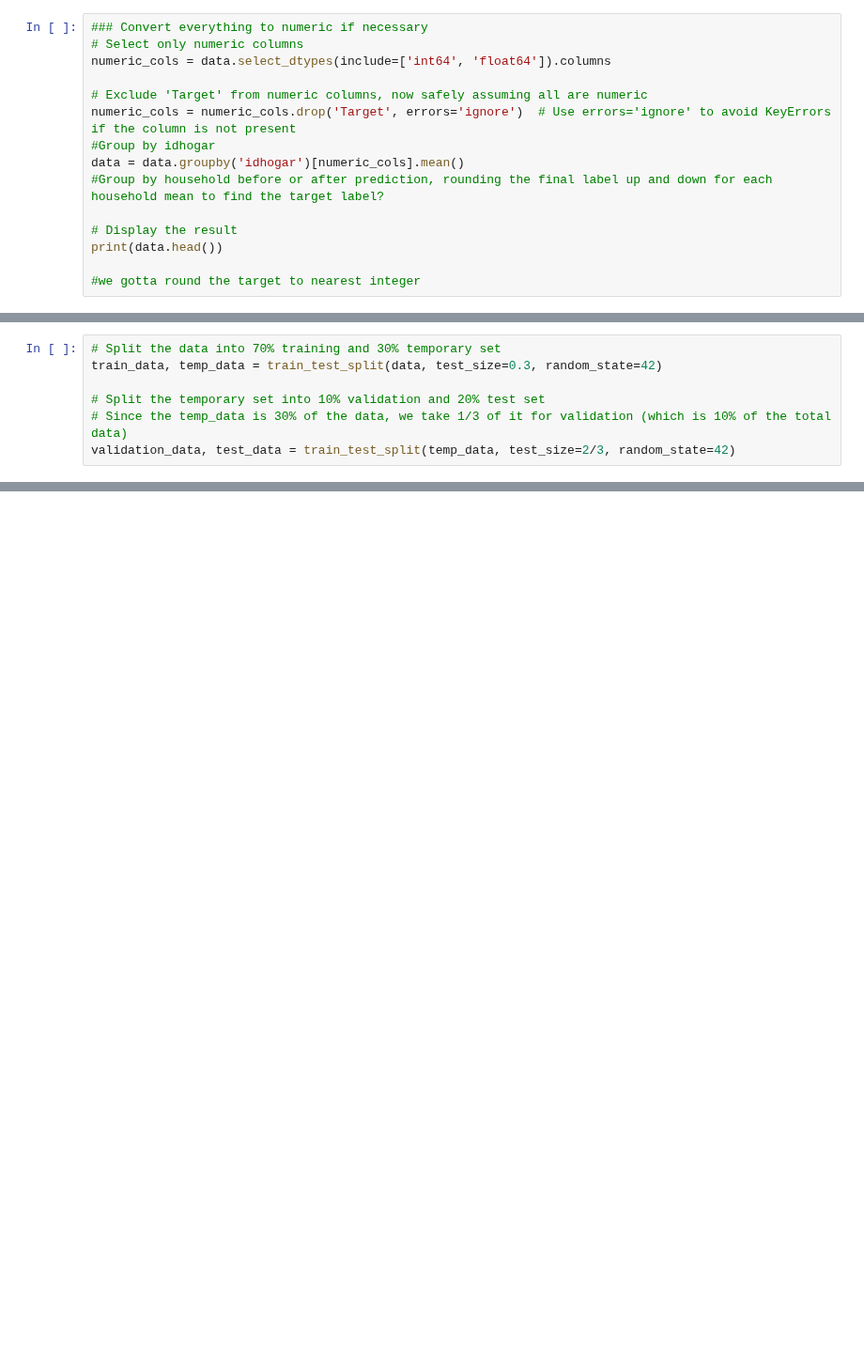
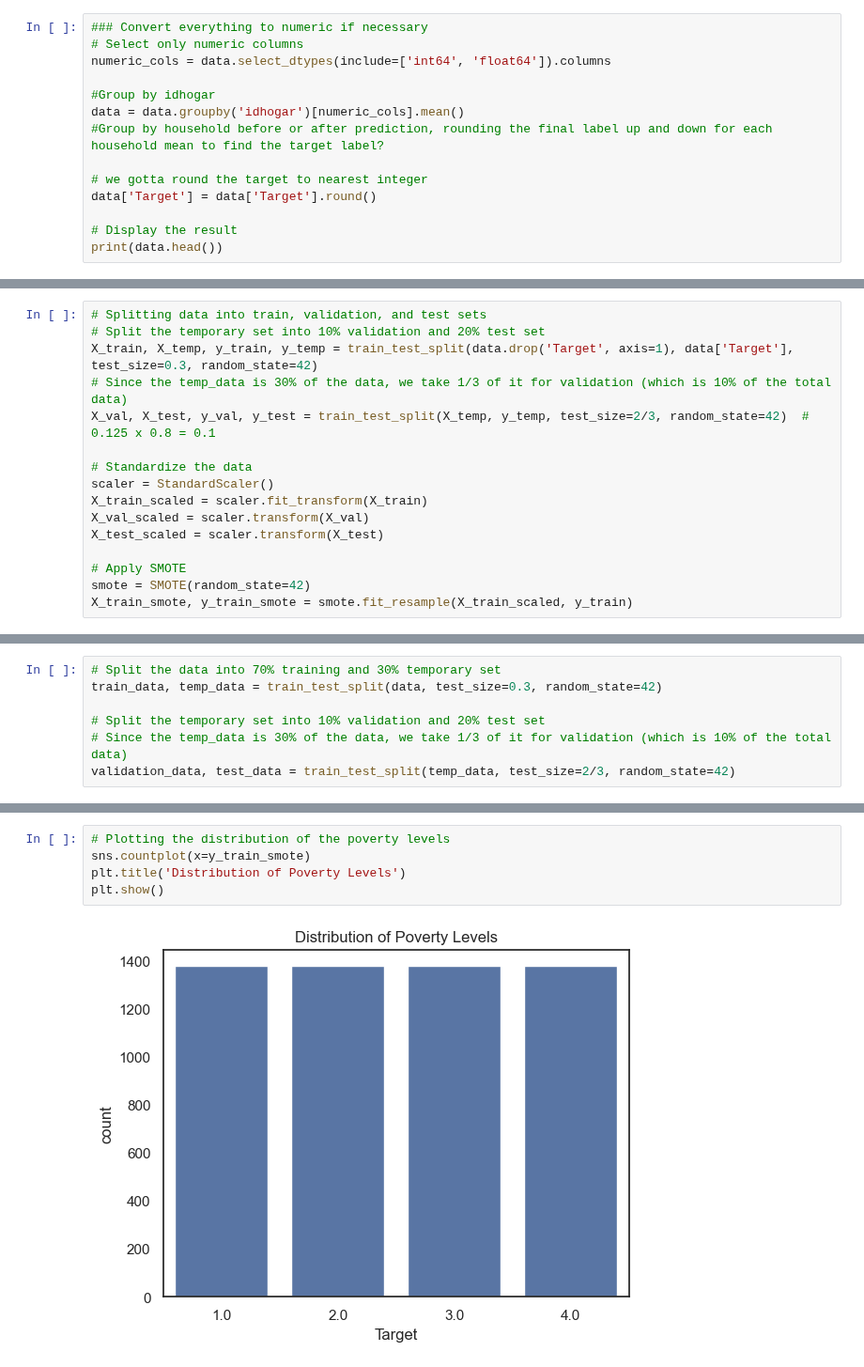
Before and after one commit to onurcan-b/Costa-Rica-Poverty-Prediction, a Jupyter notebook: Milestone 1.ipynb, the cells around one changed output, grey strips where cells are left out. Shown at 94% size. Cells and saved outputs as stored; diff of their text form; blank space fills up the shorter version.

Commit message:
add smote

```diff
--- a/Milestone 1.ipynb
+++ b/Milestone 1.ipynb
@@ -211,16 +219,15 @@ data['education_index'] = (data['instlevel1'] + data['instlevel2']*2 + data['ins
 # Select only numeric columns
 numeric_cols = data.select_dtypes(include=['int64', 'float64']).columns
 
-# Exclude 'Target' from numeric columns, now safely assuming all are numeric
-numeric_cols = numeric_cols.drop('Target', errors='ignore')  # Use errors='ignore' to avoid KeyErrors if the column is not present
 #Group by idhogar
 data = data.groupby('idhogar')[numeric_cols].mean()
 #Group by household before or after prediction, rounding the final label up and down for each household mean to find the target label?
 
+# we gotta round the target to nearest integer
+data['Target'] = data['Target'].round()
+
 # Display the result
 print(data.head())
-
-#we gotta round the target to nearest integer
 # %% [output]
            hacdor  rooms  hacapo  v14a  refrig  v18q  r4h1  r4h2  r4h3  r4m1  \
 idhogar
@@ -242,3 +249,19 @@ idhogar    ...
+# %%
+# Splitting data into train, validation, and test sets
+# Split the temporary set into 10% validation and 20% test set
+X_train, X_temp, y_train, y_temp = train_test_split(data.drop('Target', axis=1), data['Target'], test_size=0.3, random_state=42)
+# Since the temp_data is 30% of the data, we take 1/3 of it for validation (which is 10% of the total data)
+X_val, X_test, y_val, y_test = train_test_split(X_temp, y_temp, test_size=2/3, random_state=42)  # 0.125 x 0.8 = 0.1
+
+# Standardize the data
+scaler = StandardScaler()
+X_train_scaled = scaler.fit_transform(X_train)
+X_val_scaled = scaler.transform(X_val)
+X_test_scaled = scaler.transform(X_test)
+
+# Apply SMOTE
+smote = SMOTE(random_state=42)
+X_train_smote, y_train_smote = smote.fit_resample(X_train_scaled, y_train)
 # %%
 ### Convert everything to numeric if necessary
 # Select only numeric columns
@@ -293,2 +318,9 @@ Training set size:  (2091, 136)
 Validation set size:  (299, 136)
 Test set size:  (598, 136)
+# %%
+# Plotting the distribution of the poverty levels
+sns.countplot(x=y_train_smote)
+plt.title('Distribution of Poverty Levels')
+plt.show()
+# %% [output]
+[figure, added]
```
Also changed, not shown: parts of 5 cells of this notebook.
